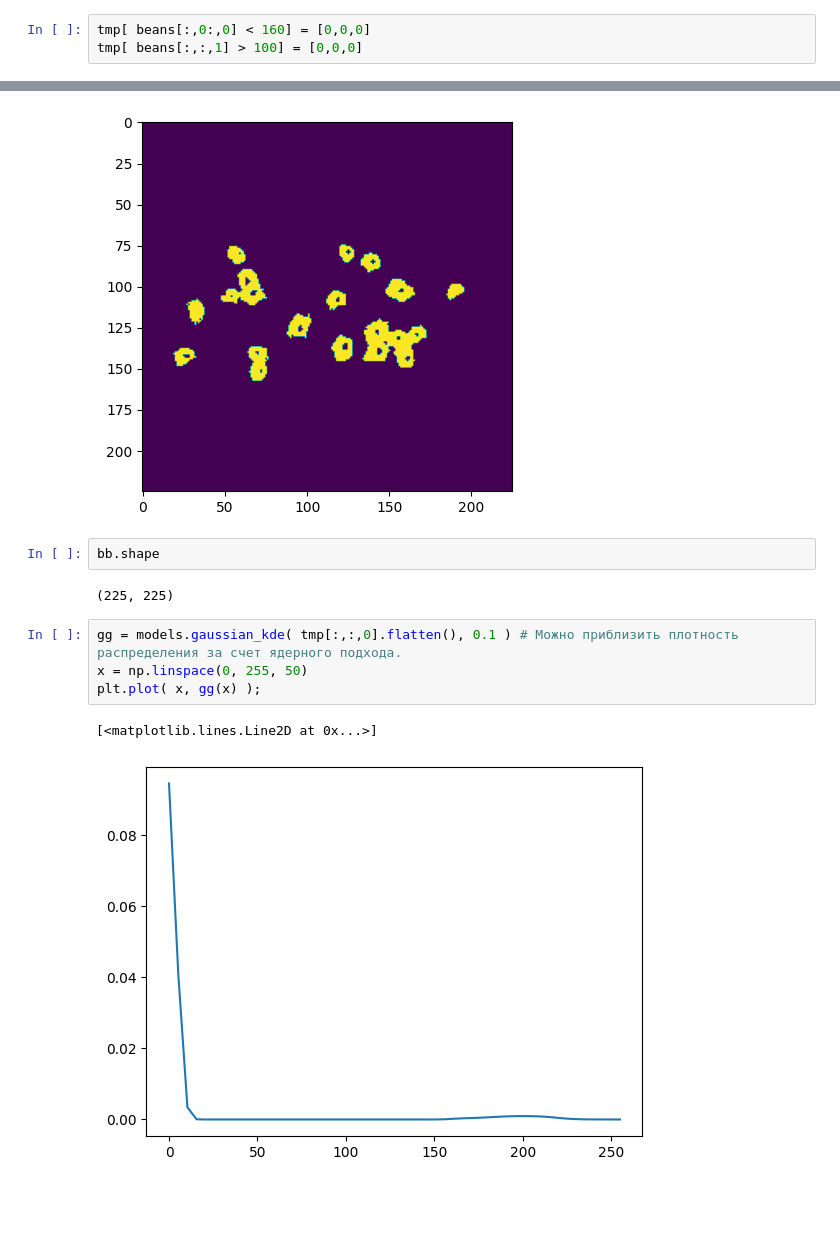
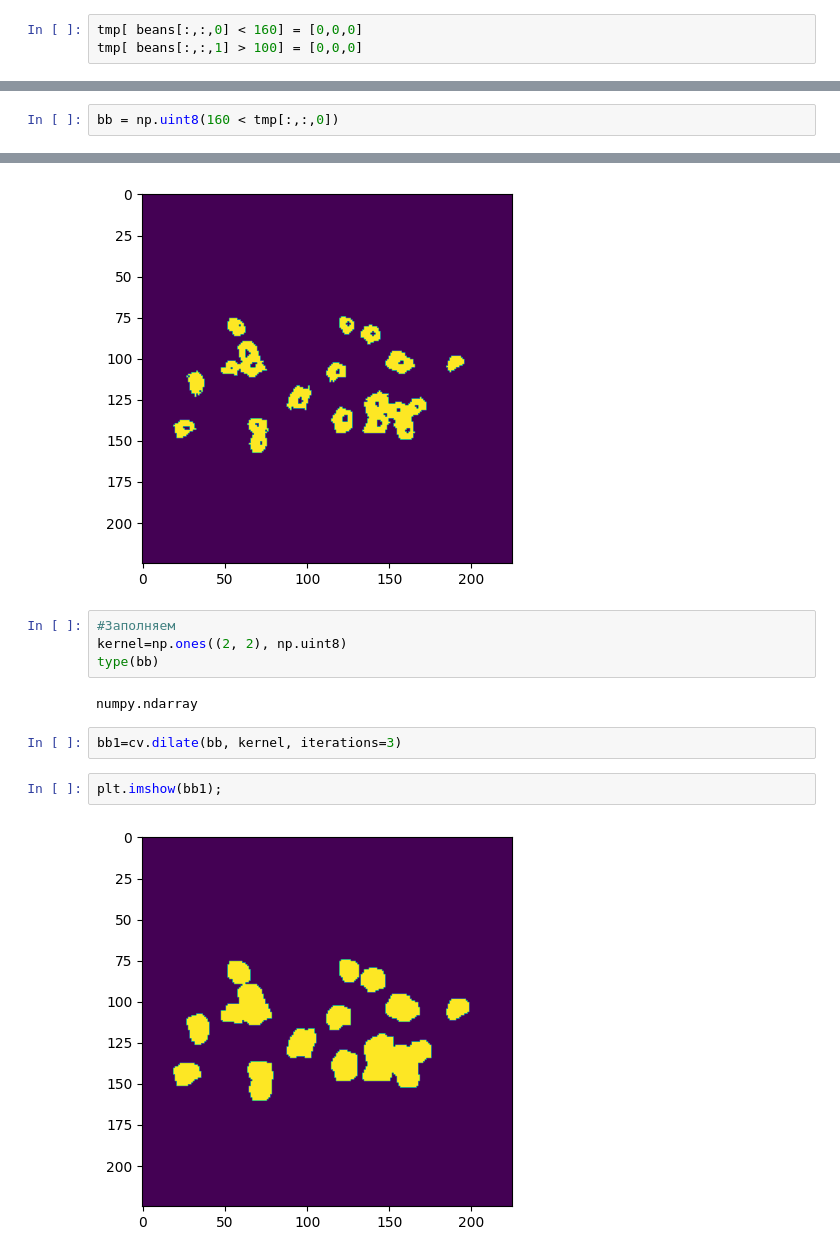
Before and after one commit to OMRIFIJI/python-practicum, a Jupyter notebook: Homework10.ipynb, the cells around one changed output, grey strips where cells are left out. Drawn from its saved outputs; the diff is of its cells as text; blank space fills up the shorter version.

```diff
--- a/Homework10.ipynb
+++ b/Homework10.ipynb
@@ -102,3 +114,3 @@ tmp=beans.copy()
 # %%
-tmp[ beans[:,0:,0] < 160] = [0,0,0]
+tmp[ beans[:,:,0] < 160] = [0,0,0]
 tmp[ beans[:,:,1] > 100] = [0,0,0]
@@ -107,15 +117,18 @@ bb=160 < tmp[:,:,0]
+# %%
+bb = np.uint8(160 < tmp[:,:,0])
 # %%
 plt.imshow(bb);
 # %% [output]
 [figure]
+# %%
+#Заполняем
+kernel=np.ones((2, 2), np.uint8)
+type(bb)
+# %% [output]
+numpy.ndarray
 # %%
-bb.shape
+bb1=cv.dilate(bb, kernel, iterations=3)
-# %% [output]
-(225, 225)
-# %%
-gg = models.gaussian_kde( tmp[:,:,0].flatten(), 0.1 ) # Можно приблизить плотность распределения за счет ядерного подхода.
-x = np.linspace(0, 255, 50)
-plt.plot( x, gg(x) );
-# %% [output]
-[<matplotlib.lines.Line2D at 0x...>]
-[figure, removed]
+# %%
+plt.imshow(bb1);
+# %% [output]
+[figure, added]
```
Also changed, not shown: parts of 21 cells of this notebook.
